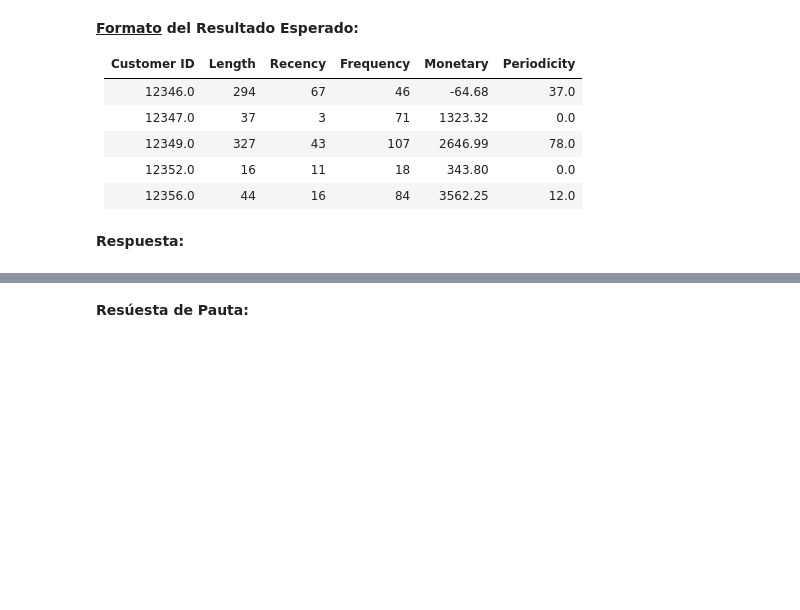
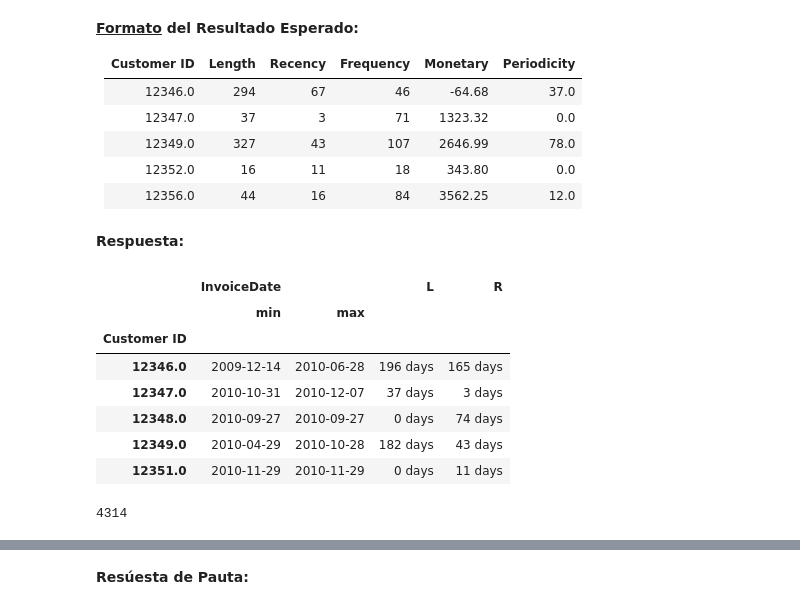
Before and after one commit to J07Aa/Repo, a Jupyter notebook: Lab_7/Laboratorio7_Enunciado.ipynb, the cells around one changed output, grey strips where cells are left out. Saved outputs shown, nothing was run; the diff lists cells and outputs as text; code cells hidden in the pictures; blank space fills up the shorter version.

```diff
--- a/Lab_7/Laboratorio7_Enunciado.ipynb
+++ b/Lab_7/Laboratorio7_Enunciado.ipynb
@@ -148,3 +166,30 @@ Una referencia que le puede ser útil es el [documento original](https://www.res
 |   12356.0   |     44 |      16 |        84 |  3562.25 |        12.0 |
 # %% [markdown]
 **Respuesta:**
+# %%
+df_retail['Ingreso'] = df_retail['Price'] * df_retail['Quantity']
+df_retail['InvoiceDate'] = pd.to_datetime(df_retail['InvoiceDate'], dayfirst=True)
+df_retail['InvoiceDate']=df_retail['InvoiceDate'].dt.strftime('%Y-%m-%d')
+df_retail['InvoiceDate'] = pd.to_datetime(df_retail['InvoiceDate'], dayfirst=True)
+
+## Agrupamos por cliente y obtenemos el minimo y máximo de las fechas de compra
+## para calcular L y R
+df_aux_1 = df_retail.groupby(['Customer ID']).agg({"InvoiceDate":['min','max']})
+# %%
+# Se calcula L como la fecha más nueva menos la más antigua
+df_aux_1["L"]= df_aux_1[("InvoiceDate",'max')] - df_aux_1[("InvoiceDate",'min')]
+
+# Se calcula R tomando como fecha actual la fecha más grande, más un día
+df_aux_1["R"] =  max(df_aux_1[("InvoiceDate",'max')]) + datetime.timedelta(days=1) - df_aux_1[("InvoiceDate",'max')]
+display(df_aux_1.head())
+len(df_aux_1)
+# %% [output]
+|  | InvoiceDate |  | L | R |
+|  | min | max |  |  |
+| Customer ID |  |  |  |  |
+| 12346.0 | 2009-12-14 | 2010-06-28 | 196 days | 165 days |
+| 12347.0 | 2010-10-31 | 2010-12-07 | 37 days | 3 days |
+| 12348.0 | 2010-09-27 | 2010-09-27 | 0 days | 74 days |
+| 12349.0 | 2010-04-29 | 2010-10-28 | 182 days | 43 days |
+| 12351.0 | 2010-11-29 | 2010-11-29 | 0 days | 11 days |
+4314
```
Also changed, not shown: parts of 7 cells of this notebook.
